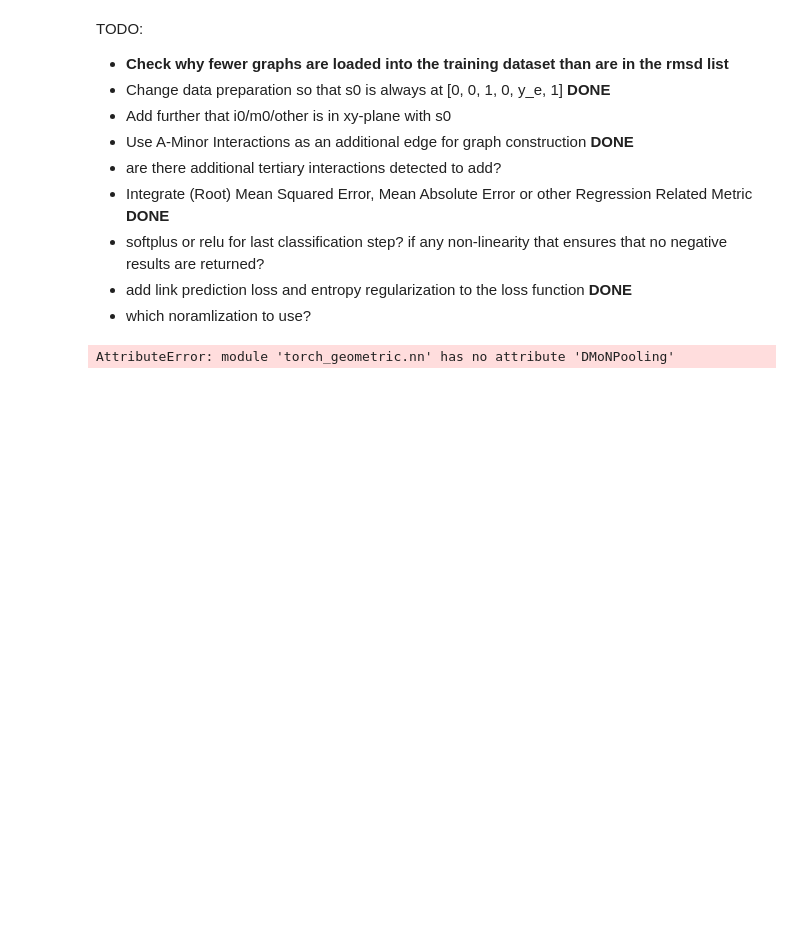
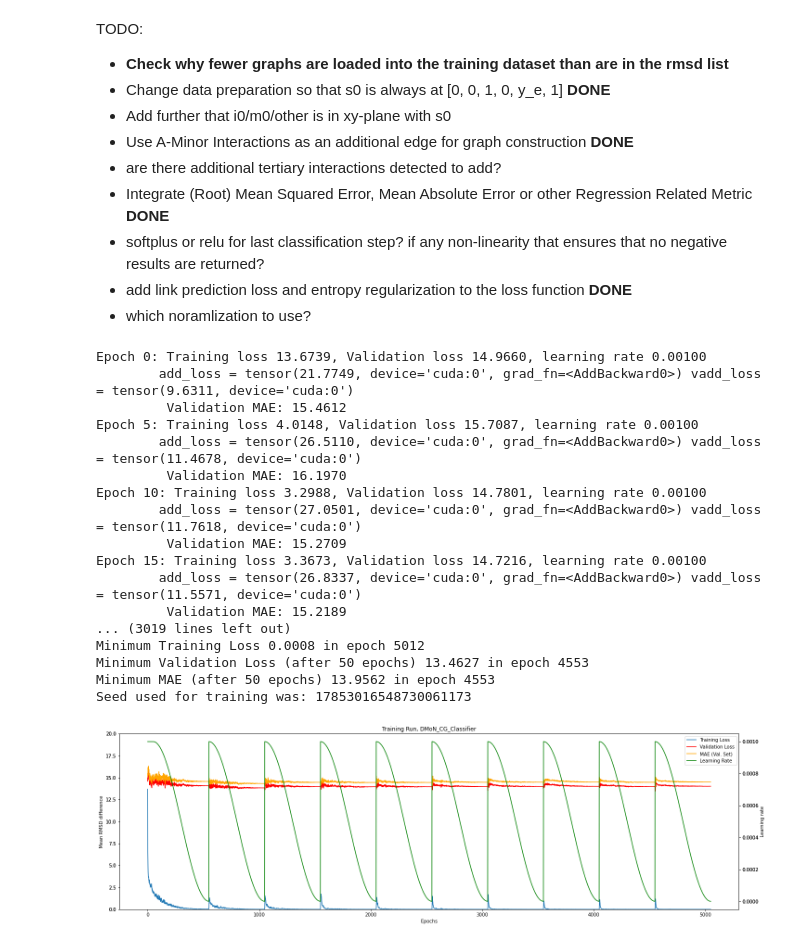
Before and after one commit to milang9/3d_classifier, a Jupyter notebook: 3d_classifier_PyG_pool.ipynb, the cells around one changed output. Cells and saved outputs as stored; diff of their text form; code cells hidden in the pictures; blank space fills up the shorter version.

```diff
--- a/3d_classifier_PyG_pool.ipynb
+++ b/3d_classifier_PyG_pool.ipynb
@@ -68,25 +70,42 @@ TODO:
 # %%
 #Training
 model = DMoN_CG_Classifier(training_dataset.num_node_features)
 
 parent_dir = "pyg_model_data/"
 
 
 epoch_losses, val_losses, mae_losses, learning_rates = pool_train_loop(
     model=model,
     train_dataset=training_dataset,
     val_dataset=val_dataset,
     model_dir=parent_dir,
     device=device,
     b_size=64,
     lr=1e-3,
-    epochs=50,
-    sched_T0=10,
+    epochs=5000,
+    sched_T0=500,
     vectorize=vectorize,
     k=k,
-    burn_in=5)
+    burn_in=50)
 # %% [output]
-AttributeError: module 'torch_geometric.nn' has no attribute 'DMoNPooling'
+Epoch 0: Training loss 13.6739, Validation loss 14.9660, learning rate 0.00100
+        add_loss = tensor(21.7749, device='cuda:0', grad_fn=<AddBackward0>) vadd_loss = tensor(9.6311, device='cuda:0')
+         Validation MAE: 15.4612
+Epoch 5: Training loss 4.0148, Validation loss 15.7087, learning rate 0.00100
+        add_loss = tensor(26.5110, device='cuda:0', grad_fn=<AddBackward0>) vadd_loss = tensor(11.4678, device='cuda:0')
+         Validation MAE: 16.1970
+Epoch 10: Training loss 3.2988, Validation loss 14.7801, learning rate 0.00100
+        add_loss = tensor(27.0501, device='cuda:0', grad_fn=<AddBackward0>) vadd_loss = tensor(11.7618, device='cuda:0')
+         Validation MAE: 15.2709
+Epoch 15: Training loss 3.3673, Validation loss 14.7216, learning rate 0.00100
+        add_loss = tensor(26.8337, device='cuda:0', grad_fn=<AddBackward0>) vadd_loss = tensor(11.5571, device='cuda:0')
+         Validation MAE: 15.2189
+... (3019 lines left out)
+Minimum Training Loss 0.0008 in epoch 5012
+Minimum Validation Loss (after 50 epochs) 13.4627 in epoch 4553
+Minimum MAE (after 50 epochs) 13.9562 in epoch 4553
+Seed used for training was: 17853016548730061173
+[figure, added]
 # %%
 #get training run data
 
```
Also changed, not shown: parts of 5 cells of this notebook, 39 other files.
